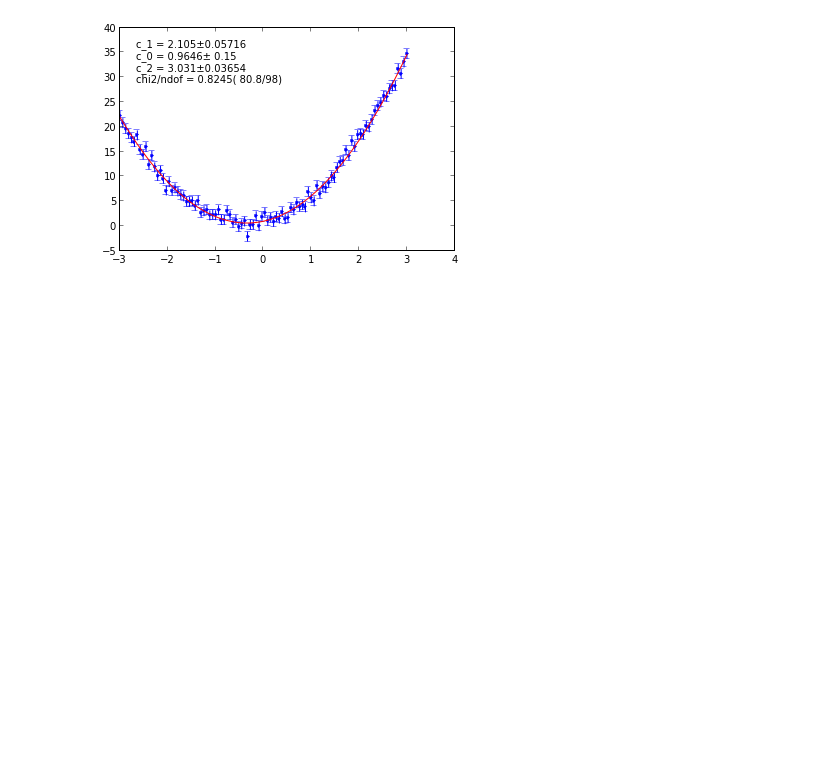
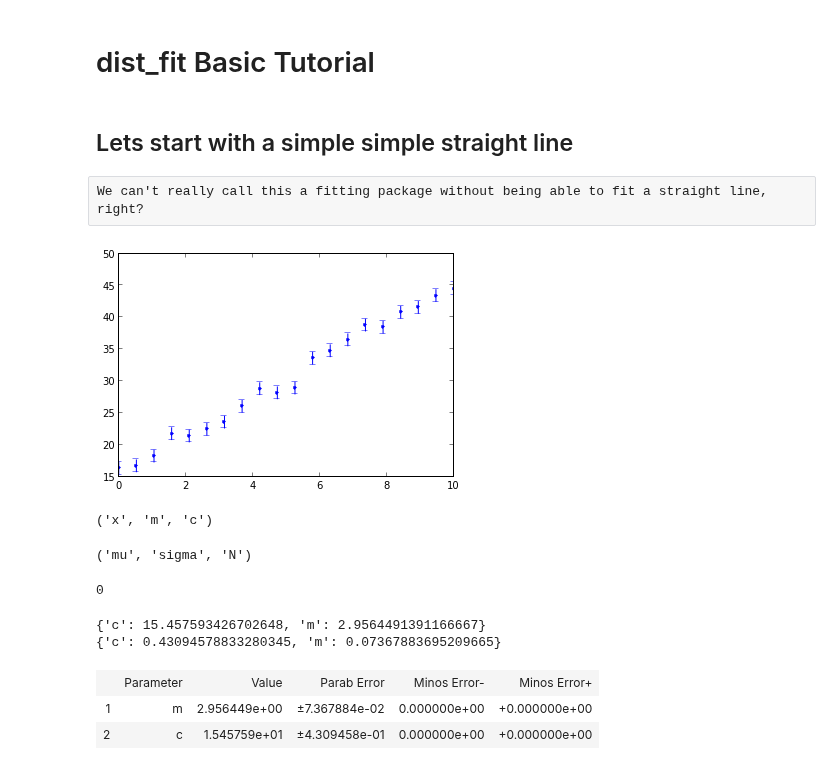
Before and after one commit to scikit-hep/probfit, a Jupyter notebook: tutorial/tutorial.ipynb, the cells around one changed output. Drawn from its saved outputs; the diff is of its cells as text; code cells hidden in the pictures; blank space fills up the shorter version.

Commit message:
new and very much improved Tutorial

```diff
--- a/tutorial/tutorial.ipynb
+++ b/tutorial/tutorial.ipynb
@@ -282,7 +1,2 @@ errorbar(x,y,err,fmt='.b');
-# %%
-to_minimize = Chi2Regression(p,x,y,err)
-m=RTMinuit.Minuit(to_minimize)
-m.migrad()
-to_minimize.draw(m)
-# %% [output]
-[figure, removed]
+# %% [markdown]
+# dist_fit Basic Tutorial
@@ -288,0 +9,12 @@ to_minimize.draw(m)
+# %% [markdown]
+## Lets start with a simple simple straight line
+# %% [raw]
+We can't really call this a fitting package without being able to fit a straight line, right?
+# %%
+#lets make s straight line with gaussian(mu=0,sigma=1) error
+x = linspace(0,10,20)
+y = 3*x+15+ randn(20)
+err = np.array([1]*20)
+errorbar(x,y,err,fmt='.');
+# %% [output]
+[figure, added]
@@ -288,0 +29,4 @@ to_minimize.draw(m)
+# %%
+describe(line)
+# %% [output]
+('x', 'm', 'c')
@@ -288,0 +36,29 @@ to_minimize.draw(m)
+# %%
+#Chi^2 regression is just a callable object nothing special about it
+describe(chi2)
+# %% [output]
+('mu', 'sigma', 'N')
+# %%
+#minimize it
+#yes it gives you a heads up that you didn't give it initial value
+#we can ignore it for now
+minimizer = RTMinuit.Minuit(chi2) #see RTMinuit tutorial on how to give initial value/range/error
+minimizer.migrad(); #very stable robust minimizer
+#you can look at your terminal to see what it is doing
+# %% [output]
+0
+# %%
+#lets see our results
+print minimizer.values
+print minimizer.errors
+# %% [output]
+{'c': 15.457593426702648, 'm': 2.9564491391166667}
+{'c': 0.43094578833280345, 'm': 0.07367883695209665}
+# %%
+#or a pretty printing
+minimizer.html_results()
+#you can also call display(minimizer.html_results()) if this is in the middle of your code
+# %% [output]
+|  | Parameter | Value | Parab Error | Minos Error- | Minos Error+ |
+| 1 | m | 2.956449e+00 | ±7.367884e-02 | 0.000000e+00 | +0.000000e+00 |
+| 2 | c | 1.545759e+01 | ±4.309458e-01 | 0.000000e+00 | +0.000000e+00 |
```
Also changed, not shown: parts of 103 cells of this notebook, 1 other file.
